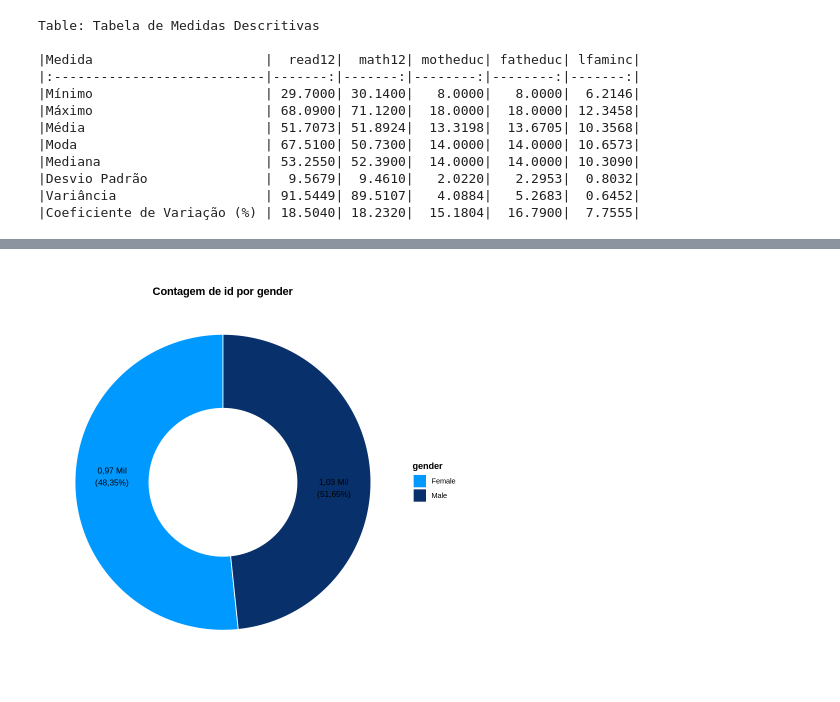
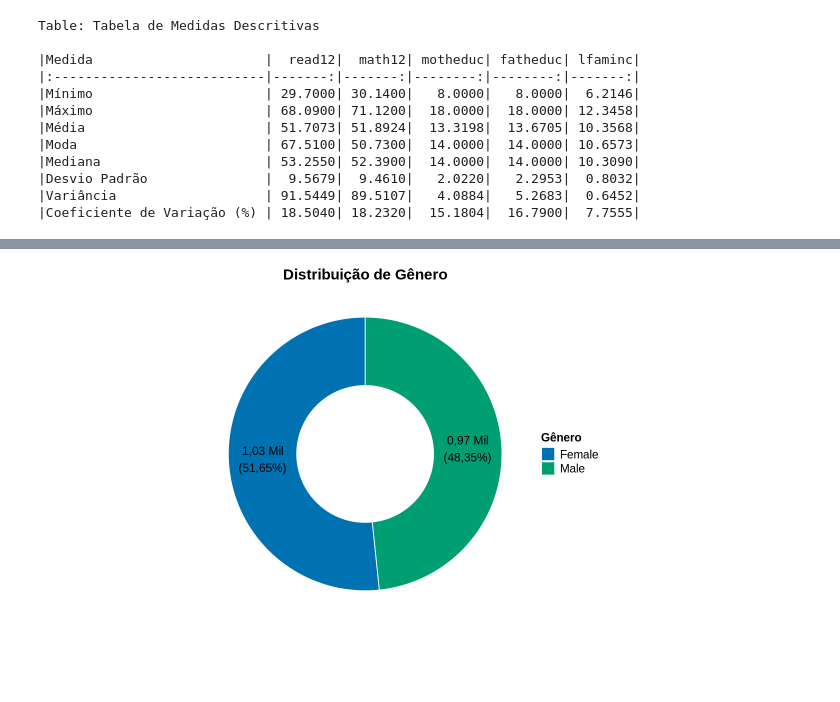
Before and after one commit to pedrovcardoso/trabalho-estatistica, a Jupyter notebook: trabalho_estatística_testes.ipynb, the cells around one changed output, grey strips where cells are left out. Drawn from its saved outputs; the diff is of its cells as text; code cells hidden in the pictures; blank space fills up the shorter version.

```diff
--- a/trabalho_estatística_testes.ipynb
+++ b/trabalho_estatística_testes.ipynb
@@ -113,12 +209,6 @@ A tibble: 15 × 12
 # %%
-# Carregar bibliotecas (boa prática, caso a célula seja executada de forma isolada)
-library(ggplot2)
-library(dplyr)
-library(scales) # Para formatar eixos e rótulos
-
 # Definir uma paleta de cores similar à da imagem
-cores_azuis <- c("Female" = "#0099ff", "Male" = "#08306b")
-
+cores_azuis <- c("Female" = "#0072B2", "Male" = "#009E73") # Adjusted colors for better contrast
 
 # --- Gráfico 1: Gráfico de Rosca (Donut Chart) para Gênero ---
 
@@ -127,43 +217,46 @@ gender_data <- dados_tratados %>%
   filter(!is.na(gender)) %>%
   count(gender) %>%
   # Ordenar por gênero para garantir consistência nas cores
-  arrange(gender) %>%
+  arrange(desc(gender)) %>% # Arrange in descending order to start with Female
   # Calcular a posição do rótulo e o texto formatado
   mutate(
     percentage = n / sum(n) * 100,
     # Formata o rótulo para "14,46 Mil (51,65%)"
     label_text = paste0(
       format(round(n / 1000, 2), nsmall = 2, decimal.mark = ","), " Mil\n(",
       format(round(percentage, 2), nsmall = 2, decimal.mark = ","), "%)"
     ),
     # Posição y do rótulo no meio de cada fatia
     label_pos = cumsum(percentage) - 0.5 * percentage
   )
 
 # 2. Criar o gráfico de Rosca
 ggplot(gender_data, aes(x = 2, y = percentage, fill = gender)) +
   geom_col(width = 1, color = "white") + # Barras com borda branca para separar
   # Adiciona os rótulos de texto formatados
-  geom_text(aes(y = label_pos, label = label_text), color = "black", size = 3.5) +
+  geom_text(aes(y = label_pos, label = label_text), color = "black", size = 5) + # Increased text size
   # Converte para coordenadas polares (gráfico de pizza)
   coord_polar(theta = "y", start = 0) +
   # Cria o "buraco" no meio para o efeito de rosca
   xlim(c(0.5, 2.5)) +
   # Aplica a paleta de cores definida
   scale_fill_manual(values = cores_azuis) +
   # Adiciona o título
   labs(
-    title = "Contagem de id por gender",
-    fill = "gender" # Título da legenda
+    title = "Distribuição de Gênero",
+    fill = "Gênero" # Título da legenda
   ) +
   # Remove todos os elementos de tema desnecessários (eixos, fundo, etc.)
   theme_void() +
   theme(
-    plot.title = element_text(hjust = 0.5, face = "bold"), # Centraliza o título
-    legend.title = element_text(face = "bold")
+    plot.title = element_text(hjust = 0.5, face = "bold", size = 18), # Increased title size
+    legend.title = element_text(face = "bold", size = 14), # Increased legend title size
+    legend.text = element_text(size = 14), # Increased legend text size
+    plot.background = element_rect(fill = "white", color = NA), # Add white background
+    panel.background = element_rect(fill = "white", color = NA)
   )
 # %% [output]
-[figure, old version]
+[figure, new version]
 # %%
 # --- Gráfico 2: Gráfico de Barras Personalizado para Raça ---
 
```
Also changed, not shown: parts of 16 cells of this notebook.
